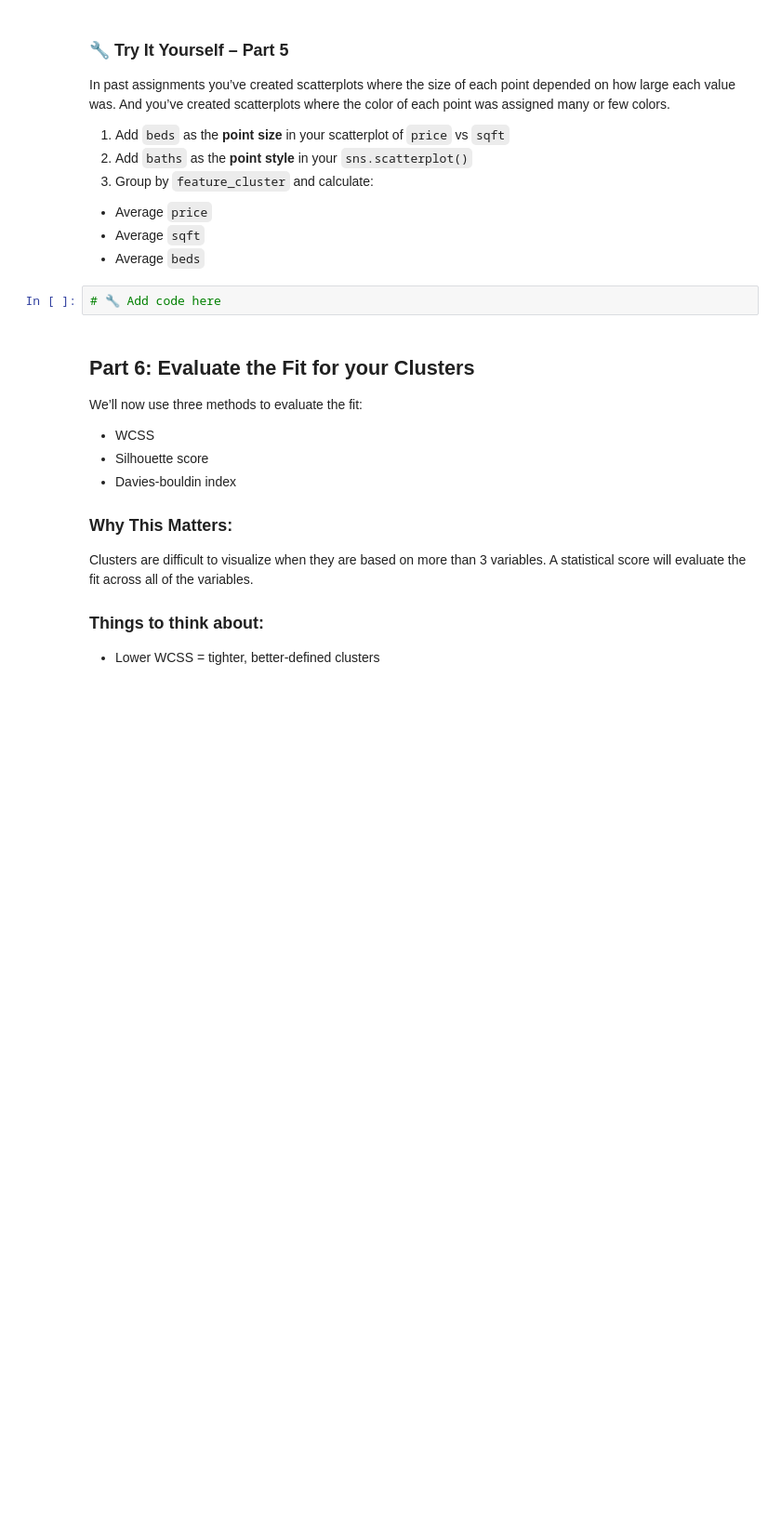
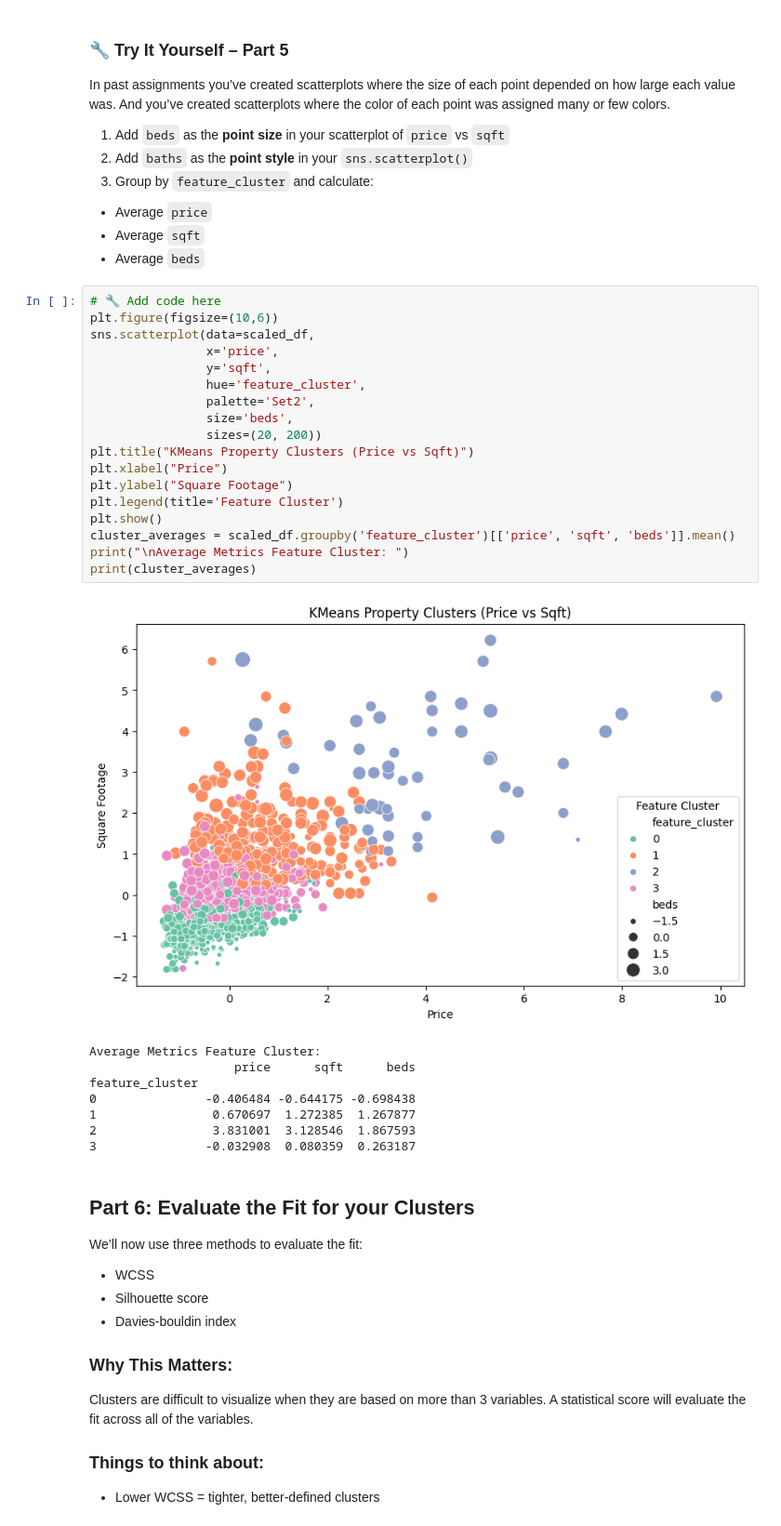
Before and after one commit to u1344368/IS4487, a Jupyter notebook: Labs/lab_09_clustering.ipynb, the cells around one changed output. Shown: that part at 93% size. Saved outputs shown, nothing was run; the diff lists cells and outputs as text; blank space fills up the shorter version.

```diff
--- a/Labs/lab_09_clustering.ipynb
+++ b/Labs/lab_09_clustering.ipynb
@@ -352,8 +377,33 @@ In past assignments you’ve created scatterplots where the size of each point d
   - Average `price`
   - Average `sqft`
   - Average `beds`
-# %%
-# 🔧 Add code here
+# %%
+# 🔧 Add code here
+plt.figure(figsize=(10,6))
+sns.scatterplot(data=scaled_df,
+                x='price',
+                y='sqft',
+                hue='feature_cluster',
+                palette='Set2',
+                size='beds',
+                sizes=(20, 200))
+plt.title("KMeans Property Clusters (Price vs Sqft)")
+plt.xlabel("Price")
+plt.ylabel("Square Footage")
+plt.legend(title='Feature Cluster')
+plt.show()
+cluster_averages = scaled_df.groupby('feature_cluster')[['price', 'sqft', 'beds']].mean()
+print("\nAverage Metrics Feature Cluster: ")
+print(cluster_averages)
+# %% [output]
+[figure, added]
+Average Metrics Feature Cluster:
+                    price      sqft      beds
+feature_cluster
+0               -0.406484 -0.644175 -0.698438
+1                0.670697  1.272385  1.267877
+2                3.831001  3.128546  1.867593
+3               -0.032908  0.080359  0.263187
 # %% [markdown]
 ## Part 6: Evaluate the Fit for your Clusters
 
```
Also changed, not shown: parts of 12 cells of this notebook.
